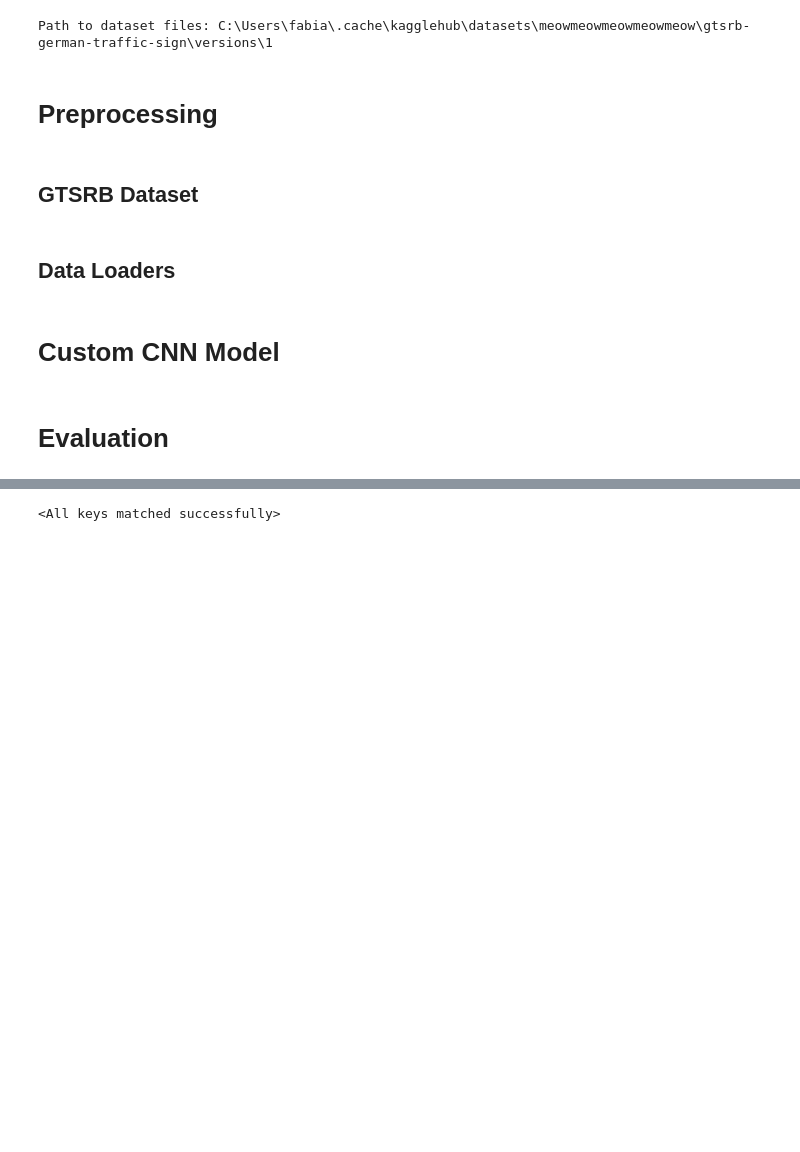
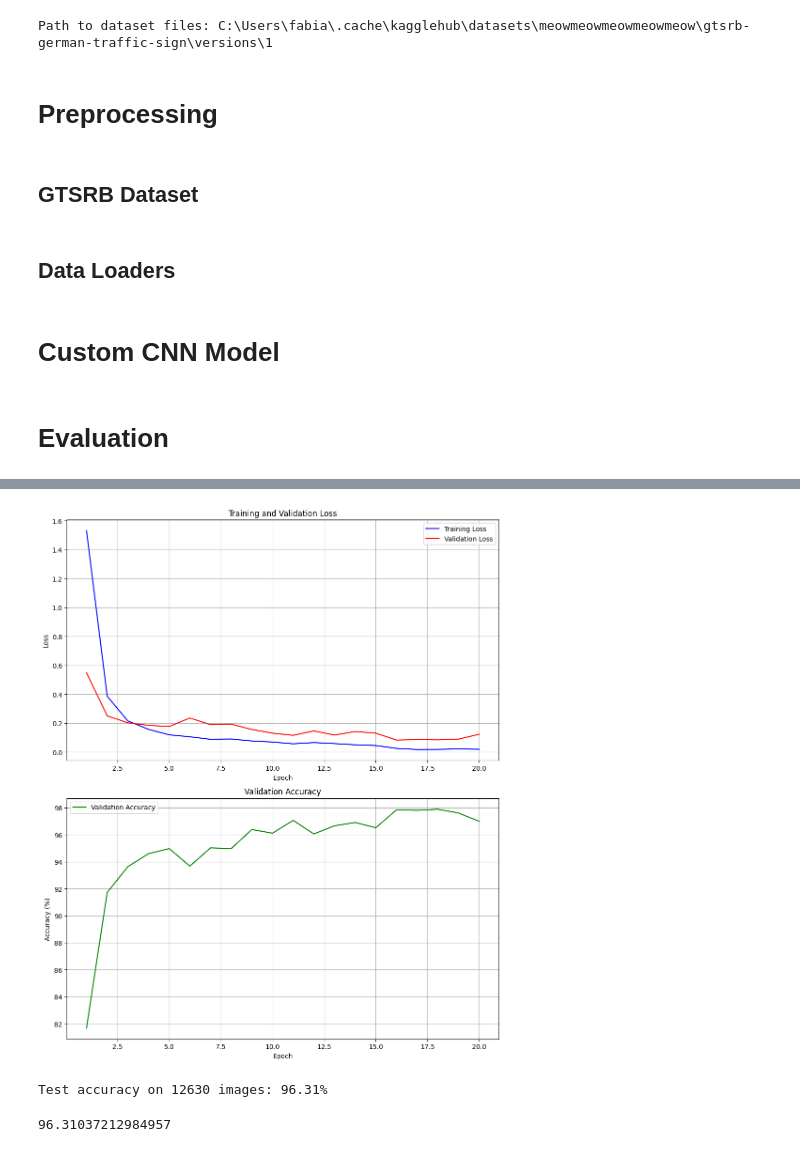
Before and after one commit to xXTime-OnXx/cvai-classisign, a Jupyter notebook: cnn-sign-classification.ipynb, the cells around one changed output, grey strips where cells are left out. Drawn from its saved outputs; the diff is of its cells as text; code cells hidden in the pictures; blank space fills up the shorter version.

Commit message:
Implement code changes to enhance functionality and improve performance

```diff
--- a/cnn-sign-classification.ipynb
+++ b/cnn-sign-classification.ipynb
@@ -106,7 +106,7 @@ def get_data_loaders(root_dir, batch_size=64):
     train_loader = DataLoader(train_dataset, batch_size=batch_size, shuffle=True, num_workers=0)
     test_loader = DataLoader(test_dataset, batch_size=batch_size, shuffle=False, num_workers=0)
 
-    return train_loader, test_loader
+    return train_dataset, train_loader, test_dataset, test_loader
 # %% [markdown]
 # Custom CNN Model
 # %%
@@ -166,7 +166,6 @@ class TrafficSignCNN(nn.Module):
 # %% [markdown]
 # Evaluation
 # %%
-# Training function
 def train_model(model, train_loader, test_loader, epochs=20, learning_rate=0.001):
     model = model.to(device)
 
@@ -175,6 +174,11 @@ def train_model(model, train_loader, test_loader, epochs=20, learning_rate=0.001
     scheduler = optim.lr_scheduler.ReduceLROnPlateau(optimizer, patience=3, factor=0.5)
 
     best_accuracy = 0.0
+
+    # Lists to store loss values for plotting
+    train_losses = []
+    val_losses = []
+    accuracies = []
 
     for epoch in range(epochs):
         # Training phase
@@ -193,6 +197,7 @@ def train_model(model, train_loader, test_loader, epochs=20, learning_rate=0.001
             running_loss += loss.item() * inputs.size(0)
 
         epoch_loss = running_loss / len(train_loader.dataset)
+        train_losses.append(epoch_loss)  # Save train loss
 
         # Validation phase
         model.eval()
@@ -212,7 +217,10 @@ def train_model(model, train_loader, test_loader, epochs=20, learning_rate=0.001
                 correct += (predicted == labels).sum().item()
 
         val_loss = val_loss / len(test_loader.dataset)
+        val_losses.append(val_loss)  # Save validation loss
+
         accuracy = 100 * correct / total
+        accuracies.append(accuracy)  # Save accuracy
 
         # Adjust learning rate
         scheduler.step(val_loss)
@@ -225,23 +233,65 @@ def train_model(model, train_loader, test_loader, epochs=20, learning_rate=0.001
             best_accuracy = accuracy
             torch.save(model.state_dict(), 'best_traffic_sign_model.pth')
 
+        # Save checkpoint for each epoch if needed
+        torch.save(model.state_dict(), f'traffic_sign_model_epoch_{epoch+1}.pth')
+
     print(f'Best Accuracy: {best_accuracy:.2f}%')
-    return model
 
+    # Plot training and validation loss
+    plot_training_history(train_losses, val_losses, accuracies, epochs)
+
+    return model, train_losses, val_losses, accuracies
+
+def plot_training_history(train_losses, val_losses, accuracies, epochs):
+    """
+    Plot the training and validation loss along with accuracy
+
+    Args:
+        train_losses: List of training losses
+        val_losses: List of validation losses
+        accuracies: List of validation accuracies
+        epochs: Number of training epochs
+    """
+    import matplotlib.pyplot as plt
+
+    # Create figure with two subplots
+    fig, (ax1, ax2) = plt.subplots(2, 1, figsize=(10, 12))
+
+    # Epochs as x-axis values (starting from 1)
+    epoch_range = list(range(1, epochs + 1))
+
+    # Plot losses
+    ax1.plot(epoch_range, train_losses, 'b-', label='Training Loss')
+    ax1.plot(epoch_range, val_losses, 'r-', label='Validation Loss')
+    ax1.set_title('Training and Validation Loss')
+    ax1.set_xlabel('Epoch')
+    ax1.set_ylabel('Loss')
+    ax1.legend()
+    ax1.grid(True)
+
+    # Plot accuracy
+    ax2.plot(epoch_range, accuracies, 'g-', label='Validation Accuracy')
+    ax2.set_title('Validation Accuracy')
+    ax2.set_xlabel('Epoch')
+    ax2.set_ylabel('Accuracy (%)')
+    ax2.legend()
+    ax2.grid(True)
+
+    plt.tight_layout()
+    plt.savefig('training_history.png')
+    plt.show()
 
 # Path should be where you unzipped the Kaggle dataset
 dataset_path = path  # Use the path from kagglehub
 
 # Get data loaders
-train_loader, test_loader = get_data_loaders(dataset_path)
+train_dataset, train_loader, test_dataset, test_loader = get_data_loaders(dataset_path)
 
 # Create model
 model = TrafficSignCNN()
 
 # Train the model
-trained_model = train_model(model, train_loader, test_loader)
-
-# Load best model for evaluation
-model.load_state_dict(torch.load('best_traffic_sign_model.pth'))
+trained_model, train_losses, val_losses, accuracies = train_model(model, train_loader, test_loader)
 # %% [output]
 Epoch 1/20:
@@ -264 +314 @@ Best Accuracy: 97.56%
-<All keys matched successfully>
+[figure, added]
@@ -264,0 +370,5 @@ Best Accuracy: 97.56%
+# %%
+evaluate_model_checkpoint(TrafficSignCNN, 'best_traffic_sign_model_7.pth', test_loader, test_dataset)
+# %% [output]
+Test accuracy on 12630 images: 96.31%
+96.31037212984957
```
Also changed, not shown: parts of 3 cells of this notebook, 2 other files.
